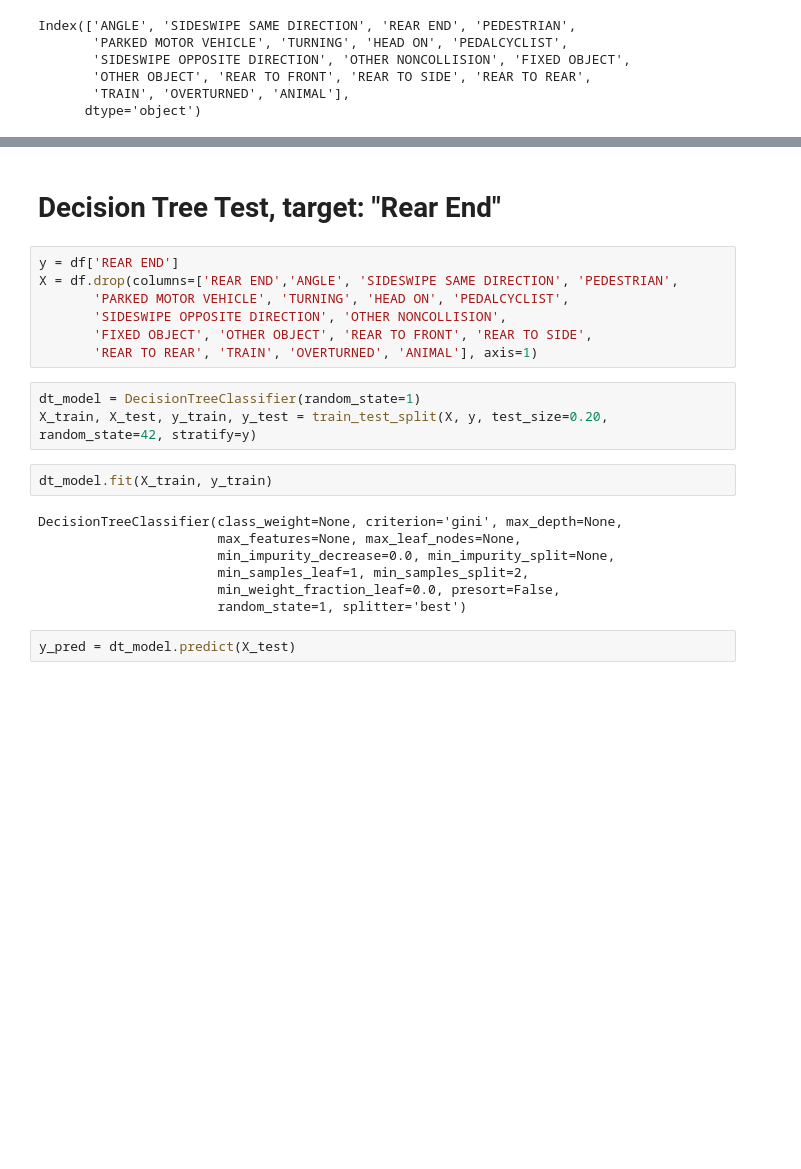
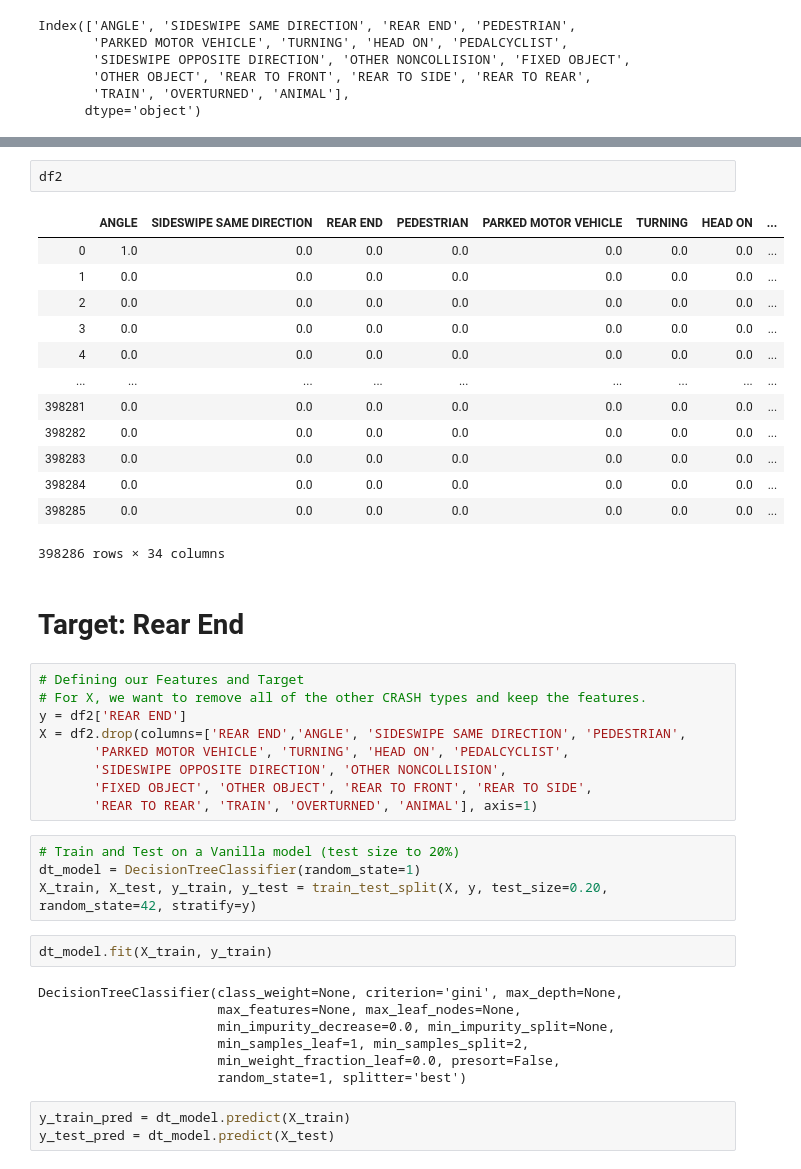
Before and after one commit to LeDorean/Chicago_car_crash_prediction, a Jupyter notebook: notebooks/Rd2.ipynb, the cells around one changed output, grey strips where cells are left out. Drawn from its saved outputs; the diff is of its cells as text; blank space fills up the shorter version.

```diff
--- a/notebooks/Rd2.ipynb
+++ b/notebooks/Rd2.ipynb
@@ -209,13 +185,32 @@ df
+# %%
+df2
+# %% [output]
+|  | ANGLE | SIDESWIPE SAME DIRECTION | REAR END | PEDESTRIAN | PARKED MOTOR VEHICLE | TURNING | HEAD ON | ... |
+| 0 | 1.0 | 0.0 | 0.0 | 0.0 | 0.0 | 0.0 | 0.0 | ... |
+| 1 | 0.0 | 0.0 | 0.0 | 0.0 | 0.0 | 0.0 | 0.0 | ... |
+| 2 | 0.0 | 0.0 | 0.0 | 0.0 | 0.0 | 0.0 | 0.0 | ... |
+| 3 | 0.0 | 0.0 | 0.0 | 0.0 | 0.0 | 0.0 | 0.0 | ... |
+| 4 | 0.0 | 0.0 | 0.0 | 0.0 | 0.0 | 0.0 | 0.0 | ... |
+| ... | ... | ... | ... | ... | ... | ... | ... | ... |
+| 398281 | 0.0 | 0.0 | 0.0 | 0.0 | 0.0 | 0.0 | 0.0 | ... |
+| 398282 | 0.0 | 0.0 | 0.0 | 0.0 | 0.0 | 0.0 | 0.0 | ... |
+| 398283 | 0.0 | 0.0 | 0.0 | 0.0 | 0.0 | 0.0 | 0.0 | ... |
+| 398284 | 0.0 | 0.0 | 0.0 | 0.0 | 0.0 | 0.0 | 0.0 | ... |
+| 398285 | 0.0 | 0.0 | 0.0 | 0.0 | 0.0 | 0.0 | 0.0 | ... |
+398286 rows × 34 columns
 # %% [markdown]
-# Decision Tree Test, target: "Rear End"
+# Target: Rear End
 # %%
-y = df['REAR END']
-X = df.drop(columns=['REAR END','ANGLE', 'SIDESWIPE SAME DIRECTION', 'PEDESTRIAN',
+# Defining our Features and Target
+# For X, we want to remove all of the other CRASH types and keep the features.
+y = df2['REAR END']
+X = df2.drop(columns=['REAR END','ANGLE', 'SIDESWIPE SAME DIRECTION', 'PEDESTRIAN',
        'PARKED MOTOR VEHICLE', 'TURNING', 'HEAD ON', 'PEDALCYCLIST',
        'SIDESWIPE OPPOSITE DIRECTION', 'OTHER NONCOLLISION',
        'FIXED OBJECT', 'OTHER OBJECT', 'REAR TO FRONT', 'REAR TO SIDE',
        'REAR TO REAR', 'TRAIN', 'OVERTURNED', 'ANIMAL'], axis=1)
 # %%
+# Train and Test on a Vanilla model (test size to 20%)
 dt_model = DecisionTreeClassifier(random_state=1)
 X_train, X_test, y_train, y_test = train_test_split(X, y, test_size=0.20, random_state=42, stratify=y)
 # %%
@@ -228,4 +223,5 @@ DecisionTreeClassifier(class_weight=None, criterion='gini', max_depth=None,
                        min_weight_fraction_leaf=0.0, presort=False,
                        random_state=1, splitter='best')
 # %%
-y_pred = dt_model.predict(X_test)
+y_train_pred = dt_model.predict(X_train)
+y_test_pred = dt_model.predict(X_test)
```
Also changed, not shown: parts of 26 cells of this notebook.
